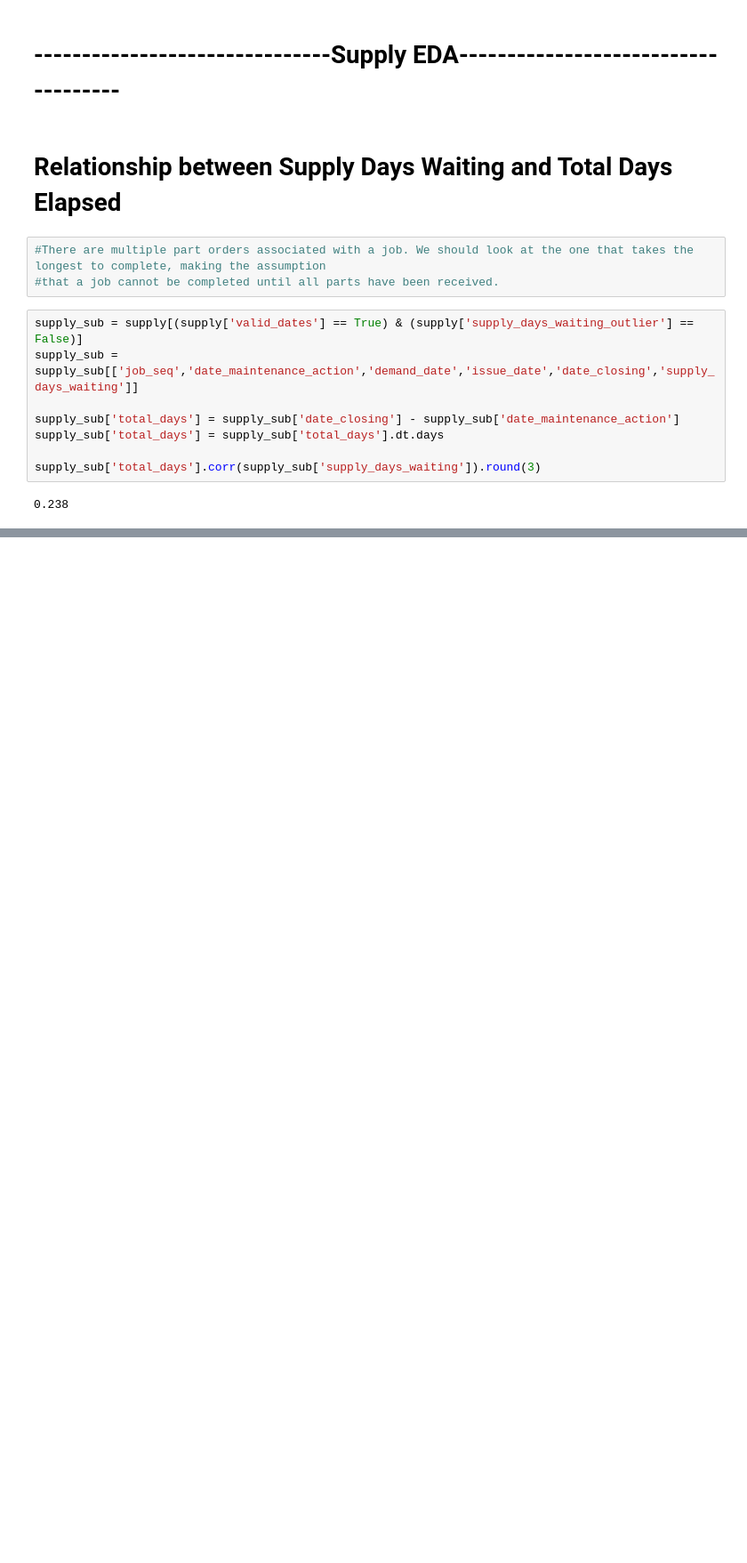
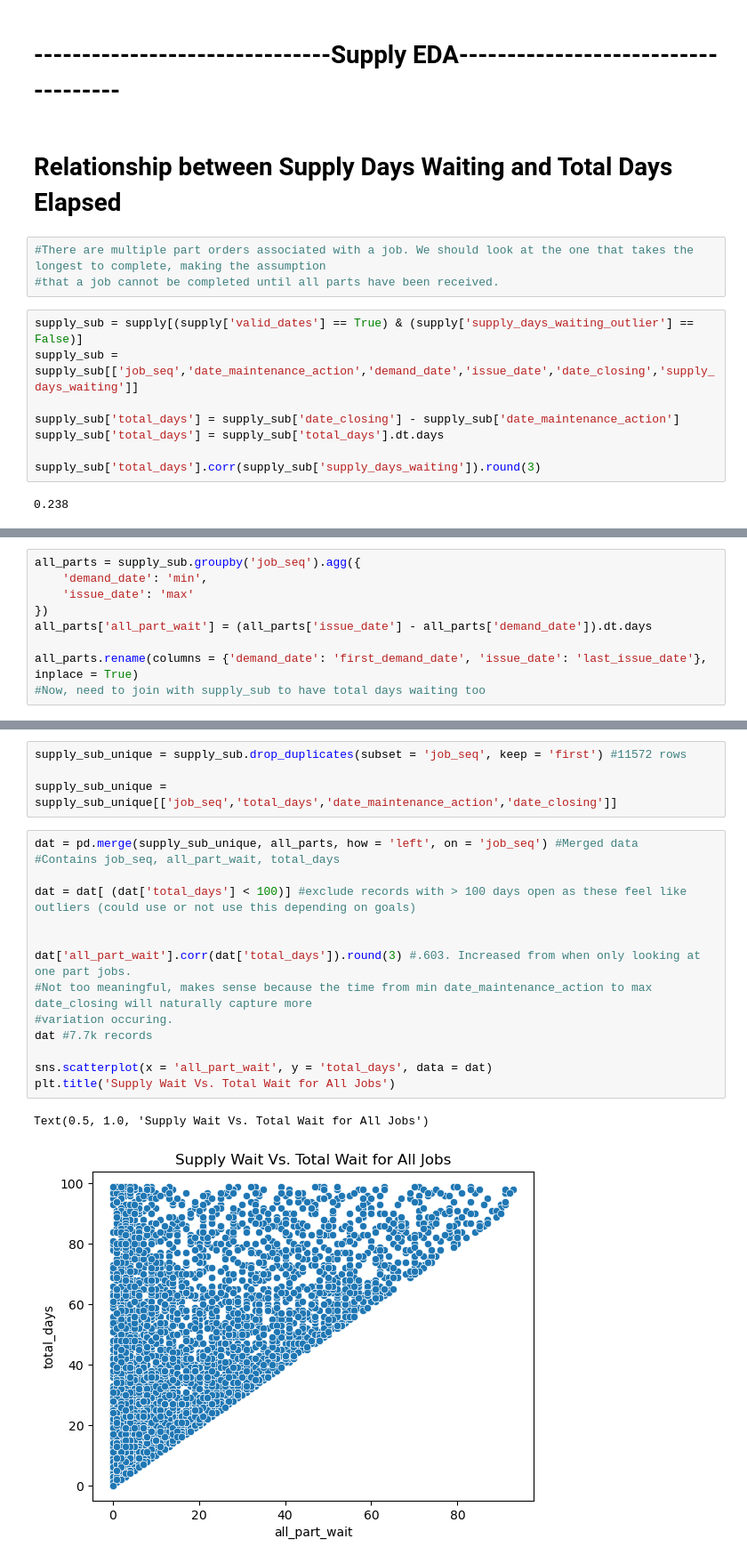
Before and after one commit to jcarswell073/Fleet-Sustainment-HVAC-Project, a Jupyter notebook: Notebooks/jeff_EDA.ipynb, the cells around one changed output, grey strips where cells are left out. Shown at 89% size. Drawn from its saved outputs; the diff is of its cells as text; blank space fills up the shorter version.

```diff
--- a/Notebooks/jeff_EDA.ipynb
+++ b/Notebooks/jeff_EDA.ipynb
@@ -286,0 +276,9 @@ supply_unique['supply_days_waiting'].corr(supply_unique['total_days']).round(3)
+# %%
+all_parts = supply_sub.groupby('job_seq').agg({
+    'demand_date': 'min',
+    'issue_date': 'max'
+})
+all_parts['all_part_wait'] = (all_parts['issue_date'] - all_parts['demand_date']).dt.days
+
+all_parts.rename(columns = {'demand_date': 'first_demand_date', 'issue_date': 'last_issue_date'}, inplace = True)
+#Now, need to join with supply_sub to have total days waiting too
@@ -286,0 +298,21 @@ supply_unique['supply_days_waiting'].corr(supply_unique['total_days']).round(3)
+# %%
+supply_sub_unique = supply_sub.drop_duplicates(subset = 'job_seq', keep = 'first') #11572 rows
+
+supply_sub_unique = supply_sub_unique[['job_seq','total_days','date_maintenance_action','date_closing']]
+# %%
+dat = pd.merge(supply_sub_unique, all_parts, how = 'left', on = 'job_seq') #Merged data
+#Contains job_seq, all_part_wait, total_days
+
+dat = dat[ (dat['total_days'] < 100)] #exclude records with > 100 days open as these feel like outliers (could use or not use this depending on goals)
+
+
+dat['all_part_wait'].corr(dat['total_days']).round(3) #.603. Increased from when only looking at one part jobs.
+#Not too meaningful, makes sense because the time from min date_maintenance_action to max date_closing will naturally capture more
+#variation occuring.
+dat #7.7k records
+
+sns.scatterplot(x = 'all_part_wait', y = 'total_days', data = dat)
+plt.title('Supply Wait Vs. Total Wait for All Jobs')
+# %% [output]
+Text(0.5, 1.0, 'Supply Wait Vs. Total Wait for All Jobs')
+[figure, added]
```
Also changed, not shown: parts of 19 cells of this notebook, 2 other files.
